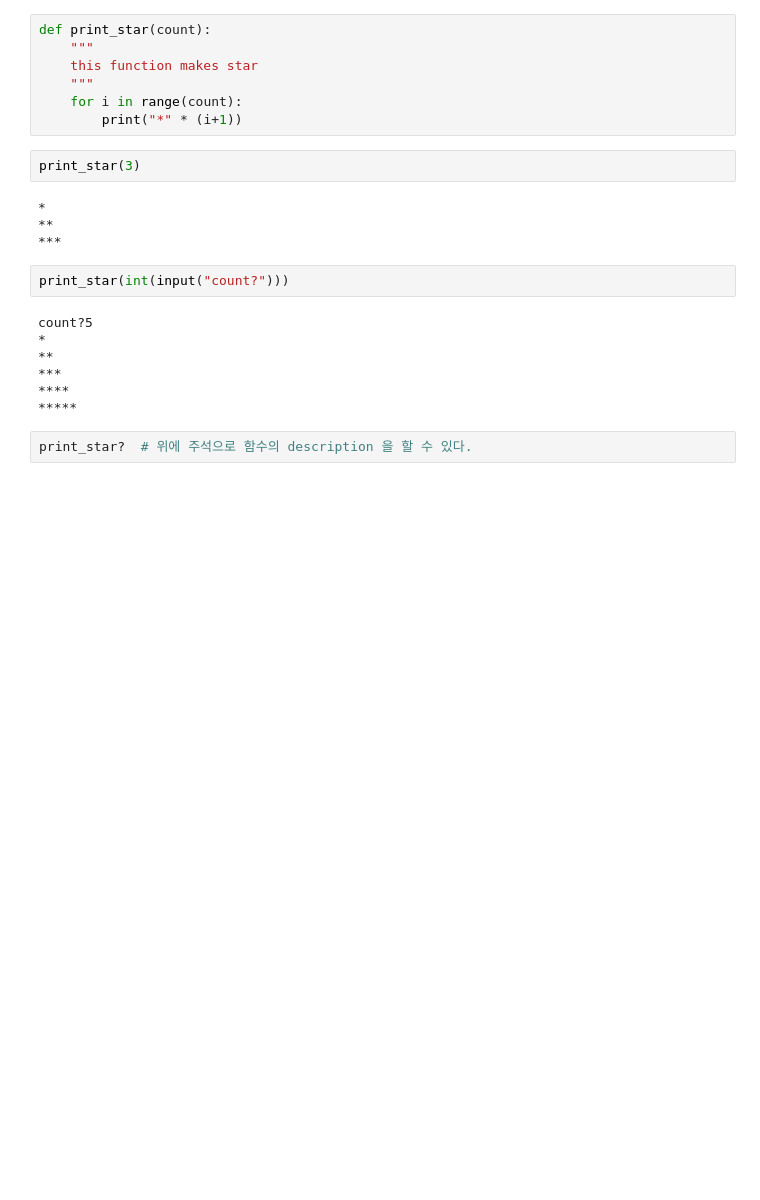
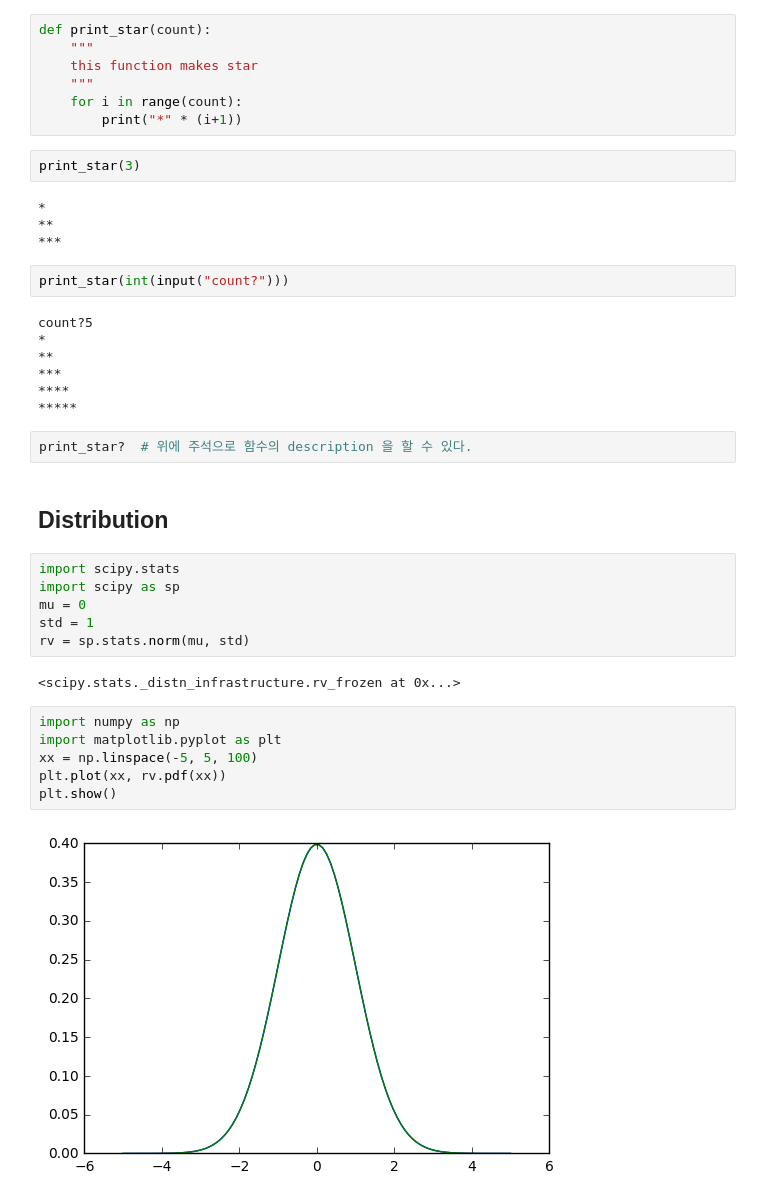
Before and after one commit to GD-park/python_basic, a Jupyter notebook: Practice/04-12.ipynb, the cells around one changed output. Saved outputs shown, nothing was run; the diff lists cells and outputs as text; blank space fills up the shorter version.

Commit message:
practice_fileI/O, fuction, distribution

```diff
--- a/Practice/04-12.ipynb
+++ b/Practice/04-12.ipynb
@@ -61,3 +61,21 @@ count?5
 *****
 # %%
 print_star?  # 위에 주석으로 함수의 description 을 할 수 있다.
+# %% [markdown]
+## Distribution
+# %%
+import scipy.stats
+import scipy as sp
+mu = 0
+std = 1
+rv = sp.stats.norm(mu, std)
+# %% [output]
+<scipy.stats._distn_infrastructure.rv_frozen at 0x...>
+# %%
+import numpy as np
+import matplotlib.pyplot as plt
+xx = np.linspace(-5, 5, 100)
+plt.plot(xx, rv.pdf(xx))
+plt.show()
+# %% [output]
+[figure, added]
```
Also changed, not shown: parts of 1 cell of this notebook.
